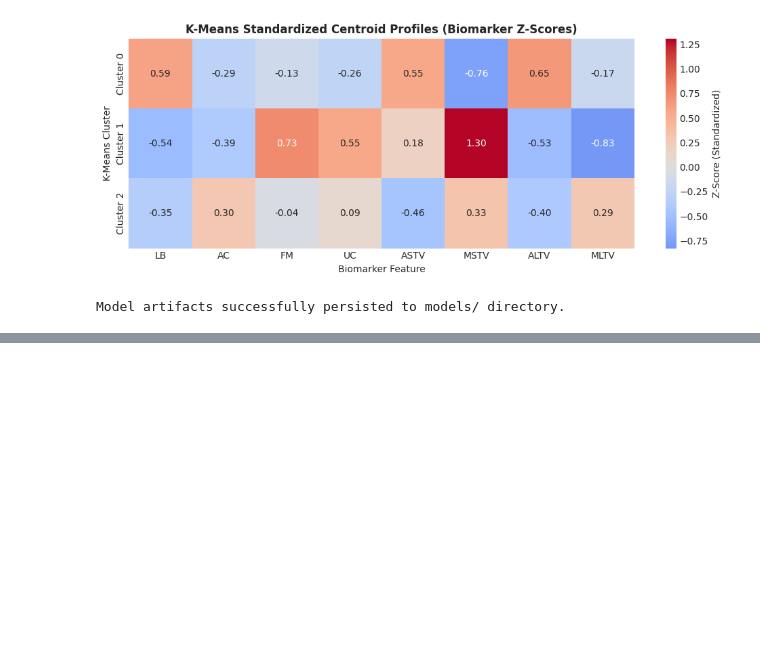
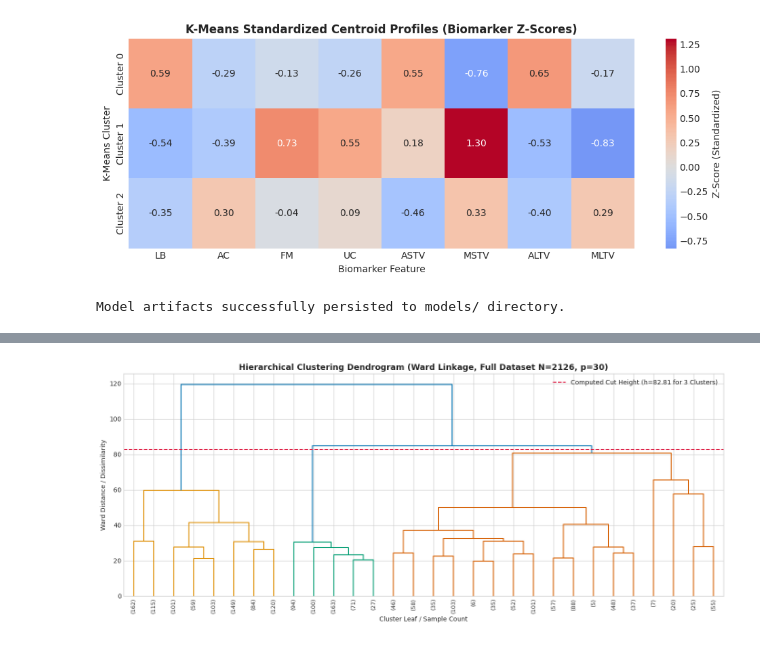
Before and after one commit to wander1112/Ember-Storm, a Jupyter notebook: notebooks/clustering.ipynb, the cells around one changed output, grey strips where cells are left out. Cells and saved outputs as stored; diff of their text form; code cells hidden in the pictures; blank space fills up the shorter version.

Commit message:
Agglomerative Hierarchical Clustering, Evaluation metrics and Visualization plots

```diff
--- a/notebooks/clustering.ipynb
+++ b/notebooks/clustering.ipynb
@@ -415,0 +422,26 @@ Model artifacts successfully persisted to models/ directory.
+# %%
+# Compute linkage matrix using Ward's minimum variance criterion on the full dataset
+Z_ward_full = linkage(X_scaled, method='ward')
+
+# Exact cut height for 3 clusters: midpoint between (N-3)-th merge and (N-2)-th merge
+h_cut = (Z_ward_full[-3, 2] + Z_ward_full[-2, 2]) / 2.0
+
+plt.figure(figsize=(14, 6))
+dendrogram(
+    Z_ward_full,
+    truncate_mode='lastp',
+    p=30,
+    show_leaf_counts=True,
+    leaf_rotation=90,
+    leaf_font_size=9,
+    color_threshold=h_cut
+)
+plt.title(f"Hierarchical Clustering Dendrogram (Ward Linkage, Full Dataset N={len(X_scaled)}, p=30)", fontsize=13, fontweight='bold')
+plt.xlabel("Cluster Leaf / Sample Count")
+plt.ylabel("Ward Distance / Dissimilarity")
+plt.axhline(y=h_cut, color='crimson', linestyle='--', label=f'Computed Cut Height (h={h_cut:.2f} for 3 Clusters)')
+plt.legend()
+plt.tight_layout()
+plt.show()
+# %% [output]
+[figure, added]
```
Also changed, not shown: parts of 10 cells of this notebook.
